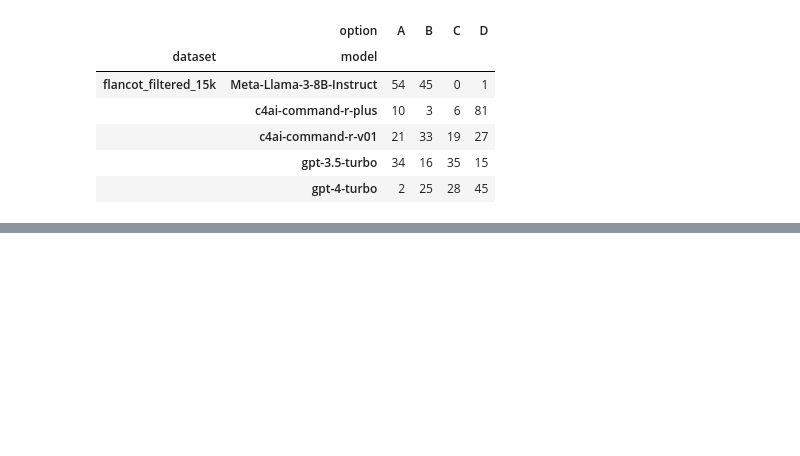
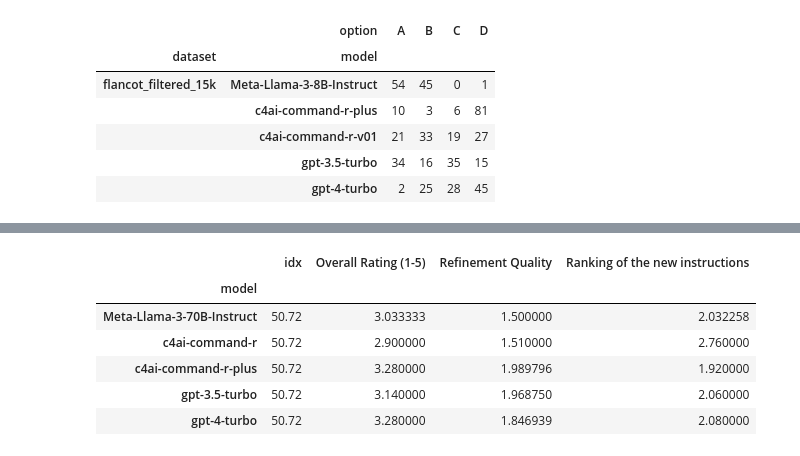
Before and after one commit to simonucl/Seq_IT, a Jupyter notebook: self-seq/data/analyse_results.ipynb, the cells around one changed output, grey strips where cells are left out. Saved outputs shown, nothing was run; the diff lists cells and outputs as text; code cells hidden in the pictures; blank space fills up the shorter version.

```diff
--- a/self-seq/data/analyse_results.ipynb
+++ b/self-seq/data/analyse_results.ipynb
@@ -123,0 +164,13 @@ df.groupby(["dataset", "model", "option"]).size().unstack(fill_value=0)
+# %%
+mean = annotated.groupby(["model"]).mean()
+# change the mean of Refinement Quality for Meta-Llama-3-70B-Instruct to 3
+mean.loc["Meta-Llama-3-70B-Instruct", "Refinement Quality"] = 1.5
+mean
+# %% [output]
+|  | idx | Overall Rating (1-5) | Refinement Quality | Ranking of the new instructions |
+| model |  |  |  |  |
+| Meta-Llama-3-70B-Instruct | 50.72 | 3.033333 | 1.500000 | 2.032258 |
+| c4ai-command-r | 50.72 | 2.900000 | 1.510000 | 2.760000 |
+| c4ai-command-r-plus | 50.72 | 3.280000 | 1.989796 | 1.920000 |
+| gpt-3.5-turbo | 50.72 | 3.140000 | 1.968750 | 2.060000 |
+| gpt-4-turbo | 50.72 | 3.280000 | 1.846939 | 2.080000 |
```
Also changed, not shown: parts of 4 cells of this notebook, 5 other files.
